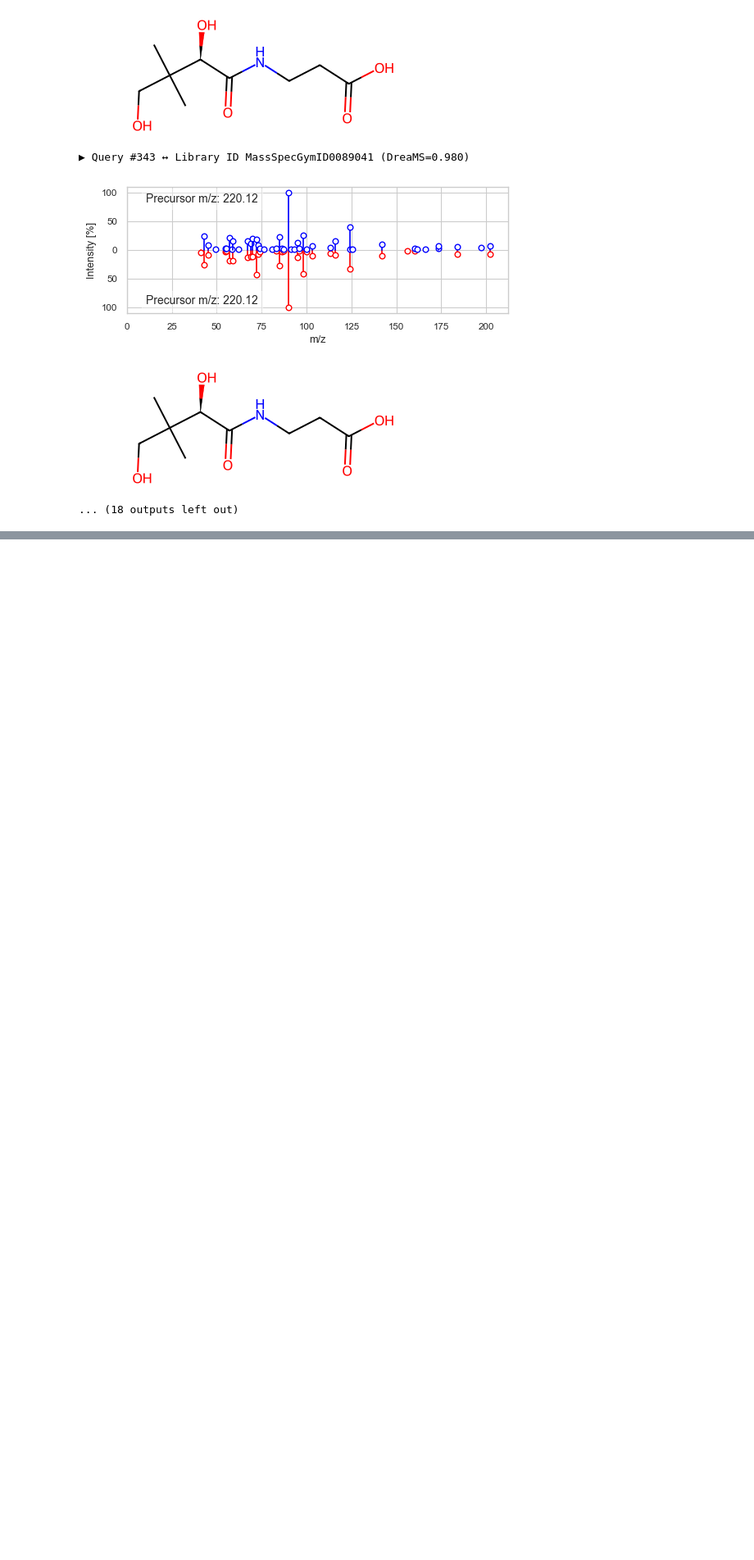
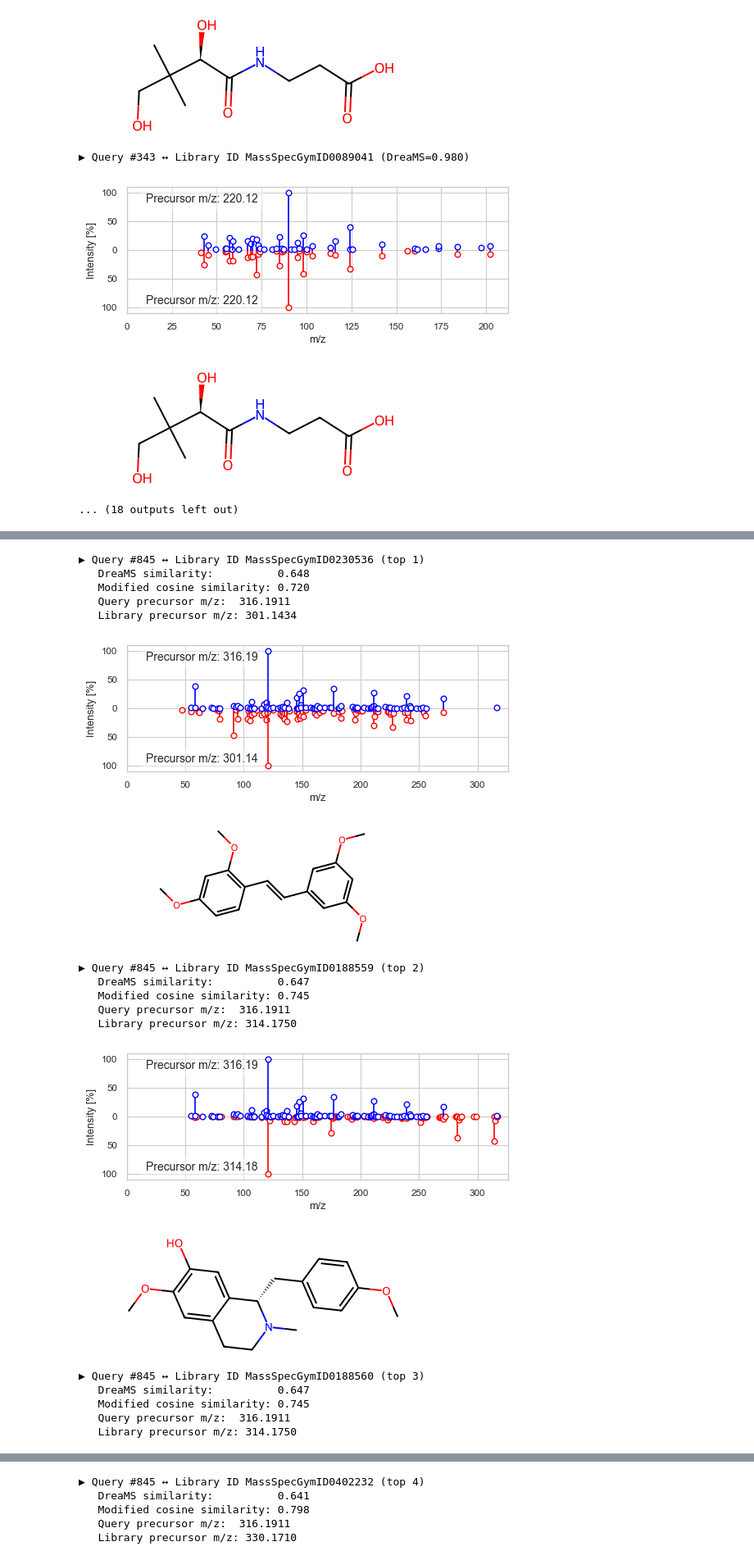
Before and after one commit to pluskal-lab/DreaMS_MIMB, a Jupyter notebook: notebooks/3_library_matching.ipynb, the cells around one changed output, grey strips where cells are left out. Shown at 82% size. Saved outputs shown, nothing was run; the diff lists cells and outputs as text; code cells hidden in the pictures; blank space fills up the shorter version.

```diff
--- a/notebooks/3_library_matching.ipynb
+++ b/notebooks/3_library_matching.ipynb
@@ -213,0 +279,9 @@ for row in top10.itertuples():
+# %%
+df1 = df_matches[df_matches["rank"] == 1].sort_values("DreaMS_similarity")
+mid_idx = len(df1) // 2
+med1 = df1.iloc[mid_idx]
+qi_med = int(med1.query_index)
+print(f"Query #{qi_med} has median top-1 DreaMS similarity: {med1.DreaMS_similarity:.3f}")
+
+# grab its top-5 candidates (rank 1–5)
+df_med = df_matches[df_matches["query_index"] == qi_med].sort_values("rank")
@@ -213,0 +290,38 @@ for row in top10.itertuples():
+# %%
+for row in df_med.itertuples():
+    rank = row.rank
+    lib_id = row.library_IDENTIFIER
+    dsim = row.DreaMS_similarity
+    mcos = row.Modified_cosine_similarity
+    print(f"\n▶ Query #{qi_med} ↔ Library ID {lib_id} (top {rank})")
+    print(f"   DreaMS similarity:          {dsim:.3f}")
+    print(f"   Modified cosine similarity: {mcos:.3f}")
+    print(f"   Query precursor m/z:  {msdata_q.get_prec_mzs(qi_med):.4f}")
+    print(f"   Library precursor m/z: {msdata_lib.get_prec_mzs(row.library_index):.4f}")
+    su.plot_spectrum(
+        spec=msdata_q.get_spectra(qi_med),
+        mirror_spec=msdata_lib.get_spectra(row.library_index),
+        prec_mz=msdata_q.get_prec_mzs(qi_med),
+        mirror_prec_mz=msdata_lib.get_prec_mzs(row.library_index),
+    )
+    display(Chem.MolFromSmiles(row.library_SMILES))
+# %% [output]
+▶ Query #845 ↔ Library ID MassSpecGymID0230536 (top 1)
+   DreaMS similarity:          0.648
+   Modified cosine similarity: 0.720
+   Query precursor m/z:  316.1911
+   Library precursor m/z: 301.1434
+[figure, added]
+[figure, added]
+▶ Query #845 ↔ Library ID MassSpecGymID0188559 (top 2)
+   DreaMS similarity:          0.647
+   Modified cosine similarity: 0.745
+   Query precursor m/z:  316.1911
+   Library precursor m/z: 314.1750
+[figure, added]
+[figure, added]
+▶ Query #845 ↔ Library ID MassSpecGymID0188560 (top 3)
+   DreaMS similarity:          0.647
+   Modified cosine similarity: 0.745
+   Query precursor m/z:  316.1911
+   Library precursor m/z: 314.1750
@@ -213,0 +330,5 @@ for row in top10.itertuples():
+▶ Query #845 ↔ Library ID MassSpecGymID0402232 (top 4)
+   DreaMS similarity:          0.641
+   Modified cosine similarity: 0.798
+   Query precursor m/z:  316.1911
+   Library precursor m/z: 330.1710
```
Also changed, not shown: parts of 7 cells of this notebook.
